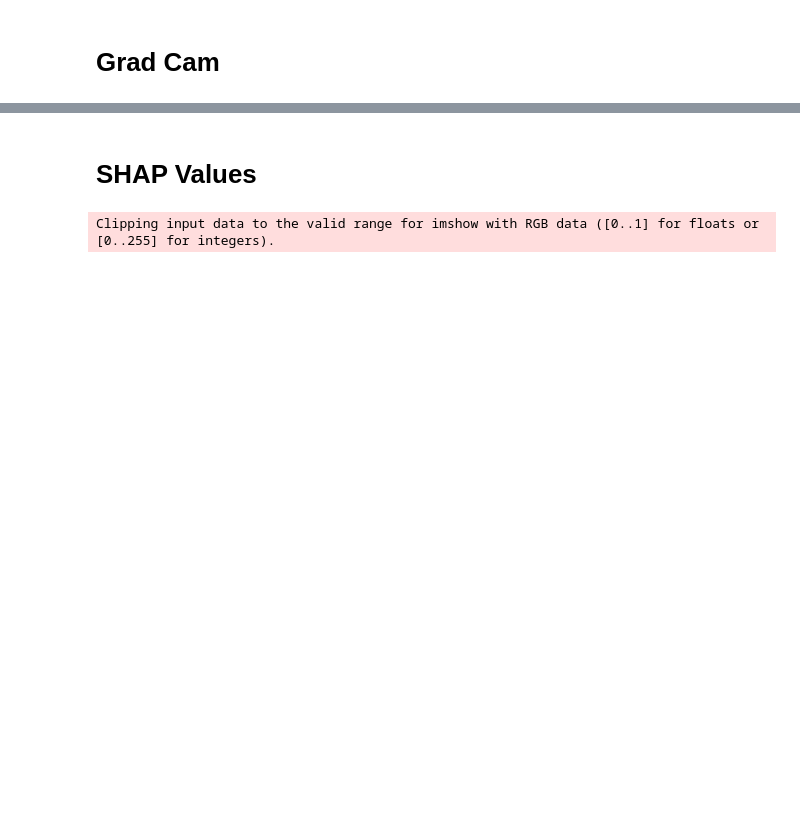
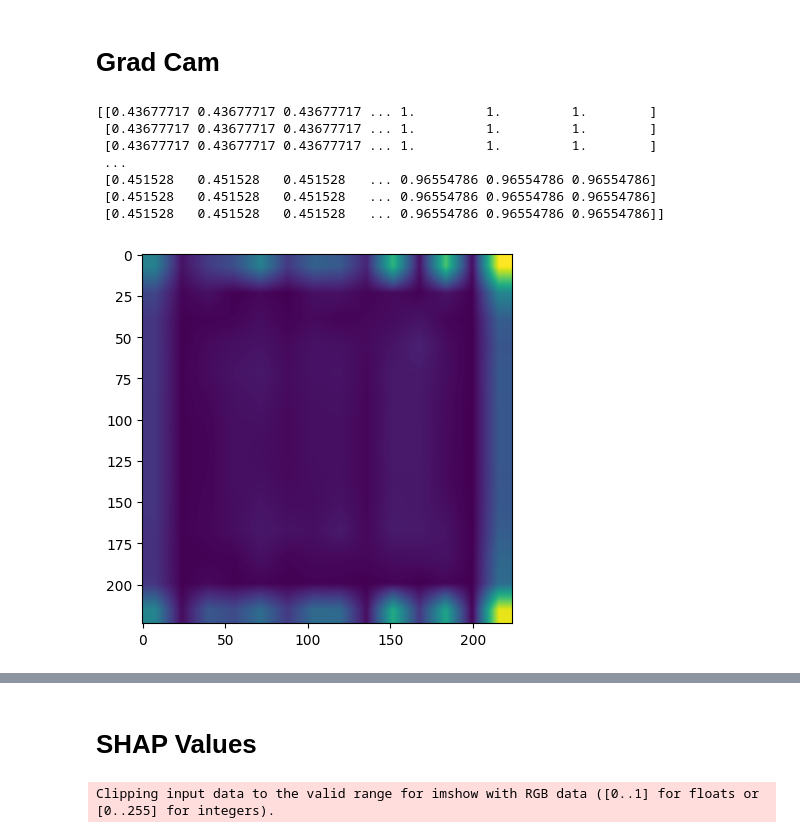
Before and after one commit to DominikHahn1407/VisualAnalytics, a Jupyter notebook: data_preparation_v2.ipynb, the cells around one changed output, grey strips where cells are left out. Drawn from its saved outputs; the diff is of its cells as text; code cells hidden in the pictures; blank space fills up the shorter version.

```diff
--- a/data_preparation_v2.ipynb
+++ b/data_preparation_v2.ipynb
@@ -723 +802,19 @@ plt.imshow(x_train[23])
+# %%
+for images, labels in train_generator:
+    for img in images:
+        img_array = preprocess_img(img, 'vgg16')
+        heatmap = grad_cam(img_array, xai_model, "block5_conv3")
+        print(heatmap)
+        plt.imshow(heatmap)
+        break
+    break
+# %% [output]
+[[0.43677717 0.43677717 0.43677717 ... 1.         1.         1.        ]
+ [0.43677717 0.43677717 0.43677717 ... 1.         1.         1.        ]
+ [0.43677717 0.43677717 0.43677717 ... 1.         1.         1.        ]
+ ...
+ [0.451528   0.451528   0.451528   ... 0.96554786 0.96554786 0.96554786]
+ [0.451528   0.451528   0.451528   ... 0.96554786 0.96554786 0.96554786]
+ [0.451528   0.451528   0.451528   ... 0.96554786 0.96554786 0.96554786]]
+[figure, added]
 # %%
```
Also changed, not shown: parts of 19 cells of this notebook, 2 other files.
